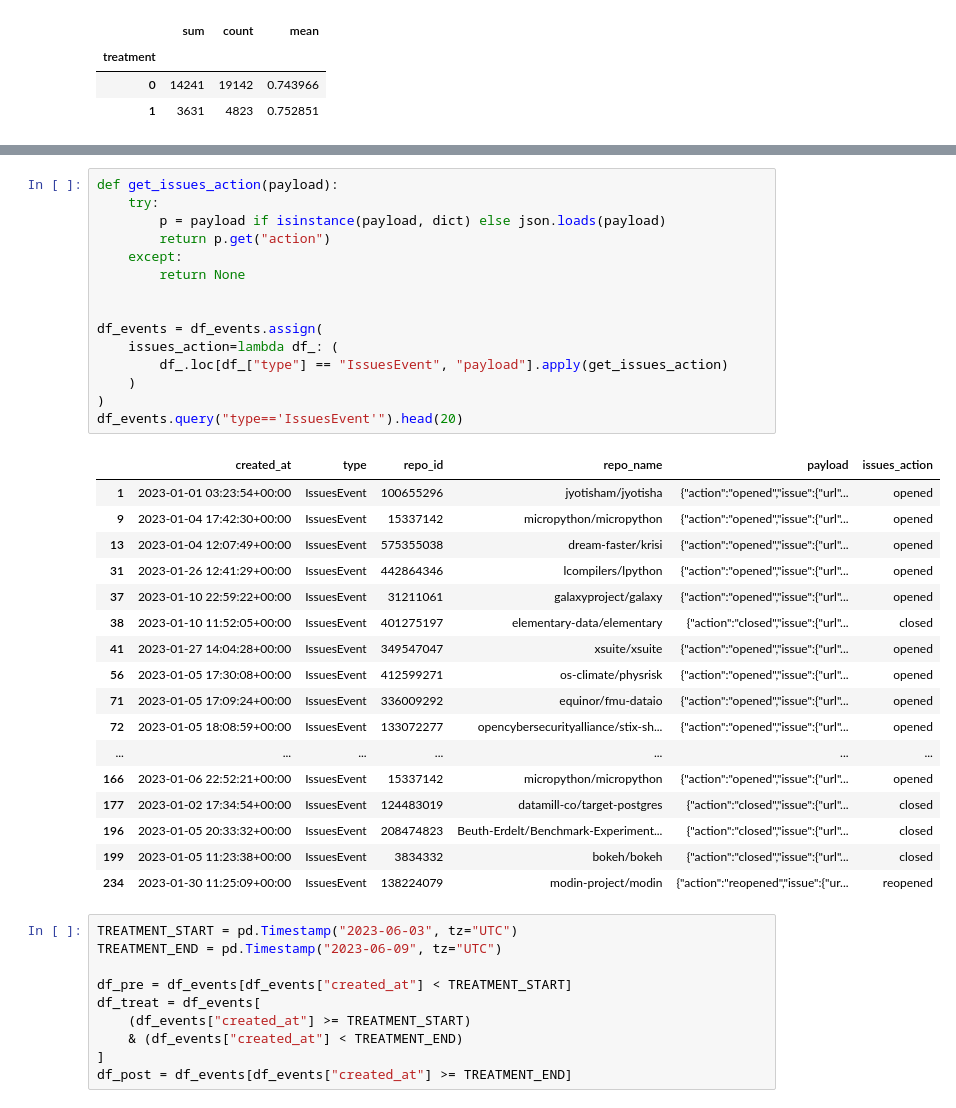
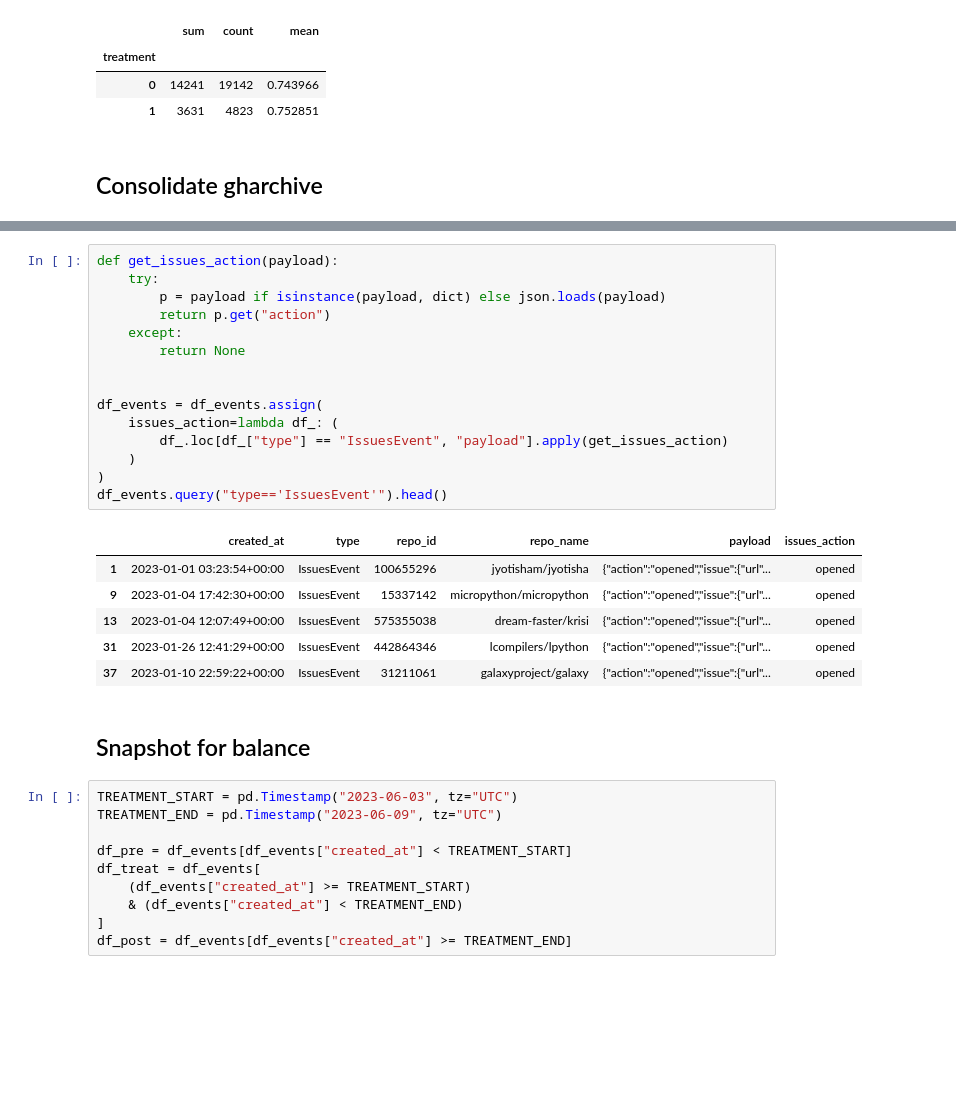
Before and after one commit to themains/social_proof_stars, a Jupyter notebook: pydownloads/scripts/consolidate-gharchive-events.ipynb, the cells around one changed output, grey strips where cells are left out. Cells and saved outputs as stored; diff of their text form; blank space fills up the shorter version.

```diff
--- a/pydownloads/scripts/consolidate-gharchive-events.ipynb
+++ b/pydownloads/scripts/consolidate-gharchive-events.ipynb
@@ -46,6 +48,8 @@ df_pypi_gh_mapping.groupby("treatment")["has_github"].agg(["sum", "count", "mean
 | treatment |  |  |  |
 | 0 | 14241 | 19142 | 0.743966 |
 | 1 | 3631 | 4823 | 0.752851 |
+# %% [markdown]
+## Consolidate gharchive
 # %%
 GH_ARCHIVE_PATH = "../data/gharchive/"
 months = sorted([f for f in os.listdir(GH_ARCHIVE_PATH) if f.endswith(".parquet")])
@@ -93,36 +97,27 @@ Total: 2049516 events across 9289 repos
 # %%
 def get_issues_action(payload):
     try:
         p = payload if isinstance(payload, dict) else json.loads(payload)
         return p.get("action")
     except:
         return None
 
 
 df_events = df_events.assign(
     issues_action=lambda df_: (
         df_.loc[df_["type"] == "IssuesEvent", "payload"].apply(get_issues_action)
     )
 )
-df_events.query("type=='IssuesEvent'").head(20)
+df_events.query("type=='IssuesEvent'").head()
 # %% [output]
 |  | created_at | type | repo_id | repo_name | payload | issues_action |
 | 1 | 2023-01-01 03:23:54+00:00 | IssuesEvent | 100655296 | jyotisham/jyotisha | {"action":"opened","issue":{"url"... | opened |
 | 9 | 2023-01-04 17:42:30+00:00 | IssuesEvent | 15337142 | micropython/micropython | {"action":"opened","issue":{"url"... | opened |
 | 13 | 2023-01-04 12:07:49+00:00 | IssuesEvent | 575355038 | dream-faster/krisi | {"action":"opened","issue":{"url"... | opened |
 | 31 | 2023-01-26 12:41:29+00:00 | IssuesEvent | 442864346 | lcompilers/lpython | {"action":"opened","issue":{"url"... | opened |
 | 37 | 2023-01-10 22:59:22+00:00 | IssuesEvent | 31211061 | galaxyproject/galaxy | {"action":"opened","issue":{"url"... | opened |
-| 38 | 2023-01-10 11:52:05+00:00 | IssuesEvent | 401275197 | elementary-data/elementary | {"action":"closed","issue":{"url"... | closed |
-| 41 | 2023-01-27 14:04:28+00:00 | IssuesEvent | 349547047 | xsuite/xsuite | {"action":"opened","issue":{"url"... | opened |
-| 56 | 2023-01-05 17:30:08+00:00 | IssuesEvent | 412599271 | os-climate/physrisk | {"action":"opened","issue":{"url"... | opened |
-| 71 | 2023-01-05 17:09:24+00:00 | IssuesEvent | 336009292 | equinor/fmu-dataio | {"action":"opened","issue":{"url"... | opened |
-| 72 | 2023-01-05 18:08:59+00:00 | IssuesEvent | 133072277 | opencybersecurityalliance/stix-sh... | {"action":"opened","issue":{"url"... | opened |
-| ... | ... | ... | ... | ... | ... | ... |
-| 166 | 2023-01-06 22:52:21+00:00 | IssuesEvent | 15337142 | micropython/micropython | {"action":"opened","issue":{"url"... | opened |
-| 177 | 2023-01-02 17:34:54+00:00 | IssuesEvent | 124483019 | datamill-co/target-postgres | {"action":"closed","issue":{"url"... | closed |
-| 196 | 2023-01-05 20:33:32+00:00 | IssuesEvent | 208474823 | Beuth-Erdelt/Benchmark-Experiment... | {"action":"closed","issue":{"url"... | closed |
-| 199 | 2023-01-05 11:23:38+00:00 | IssuesEvent | 3834332 | bokeh/bokeh | {"action":"closed","issue":{"url"... | closed |
-| 234 | 2023-01-30 11:25:09+00:00 | IssuesEvent | 138224079 | modin-project/modin | {"action":"reopened","issue":{"ur... | reopened |
+# %% [markdown]
+## Snapshot for balance
 # %%
 TREATMENT_START = pd.Timestamp("2023-06-03", tz="UTC")
 TREATMENT_END = pd.Timestamp("2023-06-09", tz="UTC")
```
Also changed, not shown: parts of 14 cells of this notebook, 1 other file.
